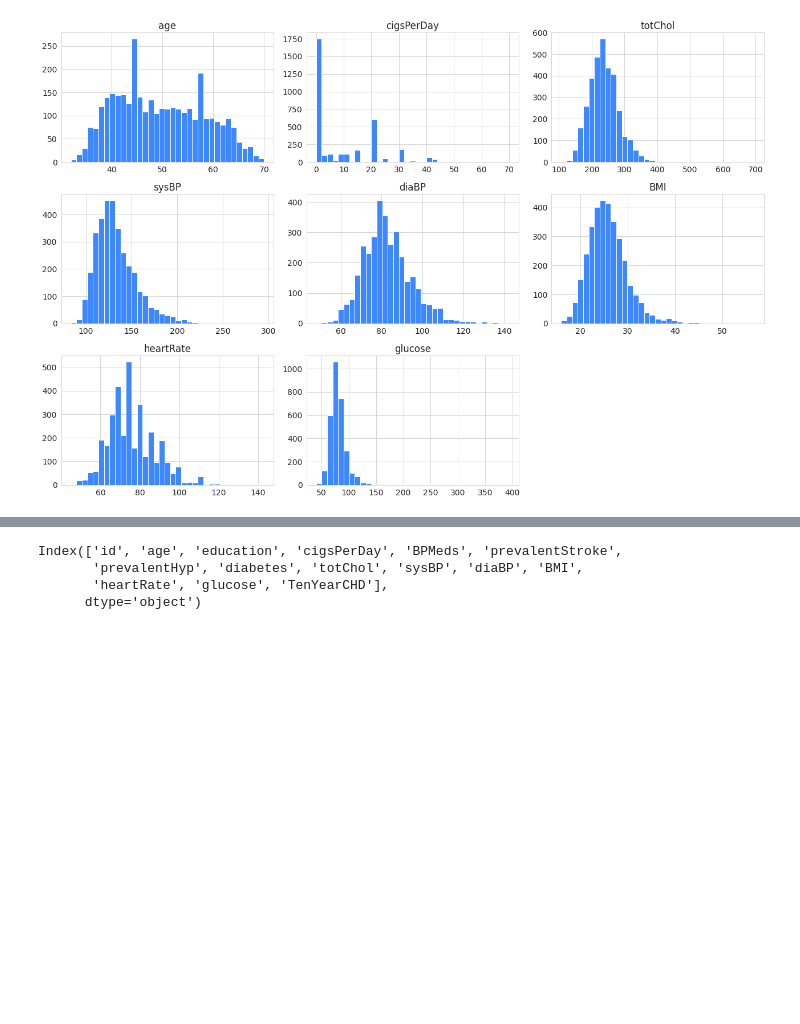
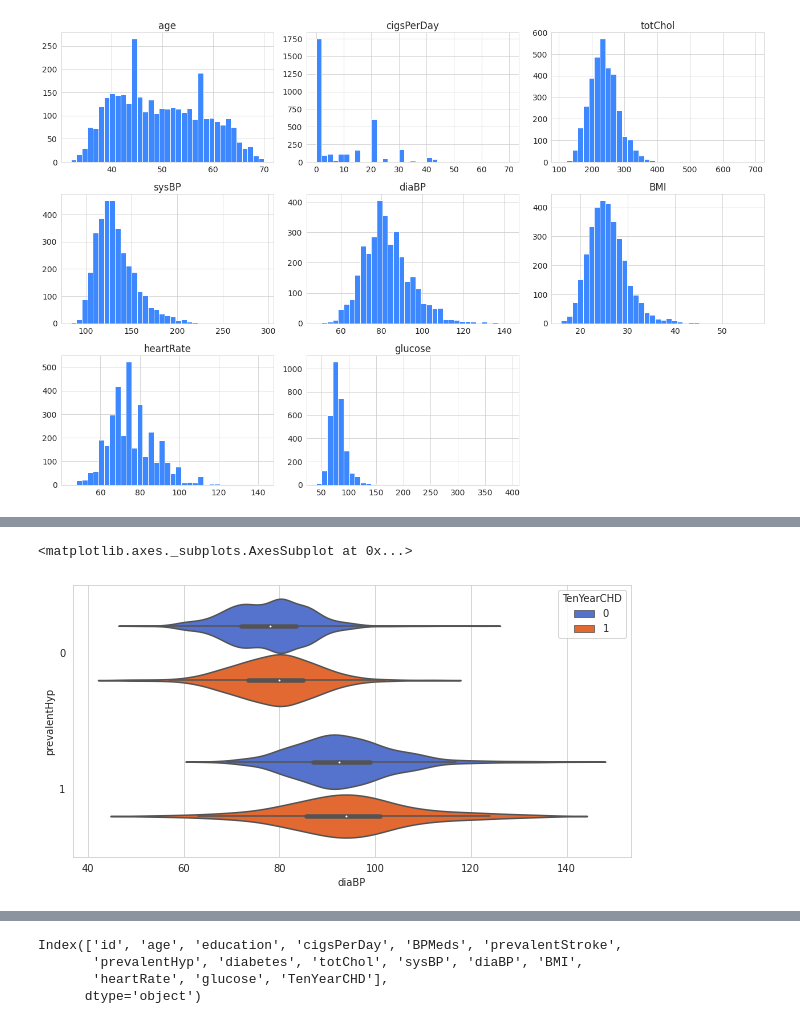
Before and after one commit to Gaurav2912/Cardiovascular-Risk-Prediction, a Jupyter notebook: Cardiovascular_Risk_Prediction.ipynb, the cells around one changed output, grey strips where cells are left out. Saved outputs shown, nothing was run; the diff lists cells and outputs as text; code cells hidden in the pictures; blank space fills up the shorter version.

```diff
--- a/Cardiovascular_Risk_Prediction.ipynb
+++ b/Cardiovascular_Risk_Prediction.ipynb
@@ -299,0 +354,6 @@ fig.tight_layout();
+# %%
+plt.figure(figsize= (10,5))
+sns.violinplot(data= df,y= "prevalentHyp", x= "diaBP", hue = 'TenYearCHD', orient= 'h')
+# %% [output]
+<matplotlib.axes._subplots.AxesSubplot at 0x...>
+[figure, added]
```
Also changed, not shown: parts of 75 cells of this notebook.
